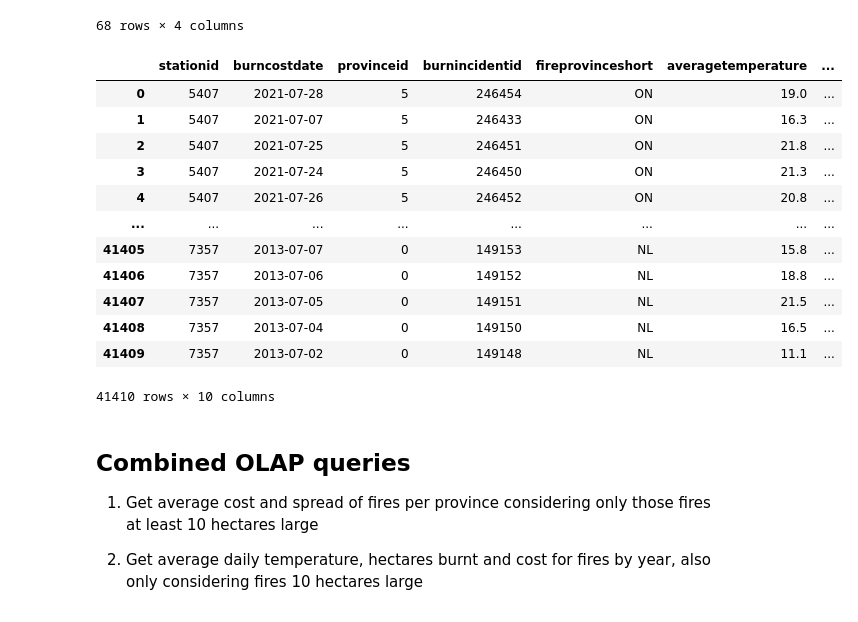
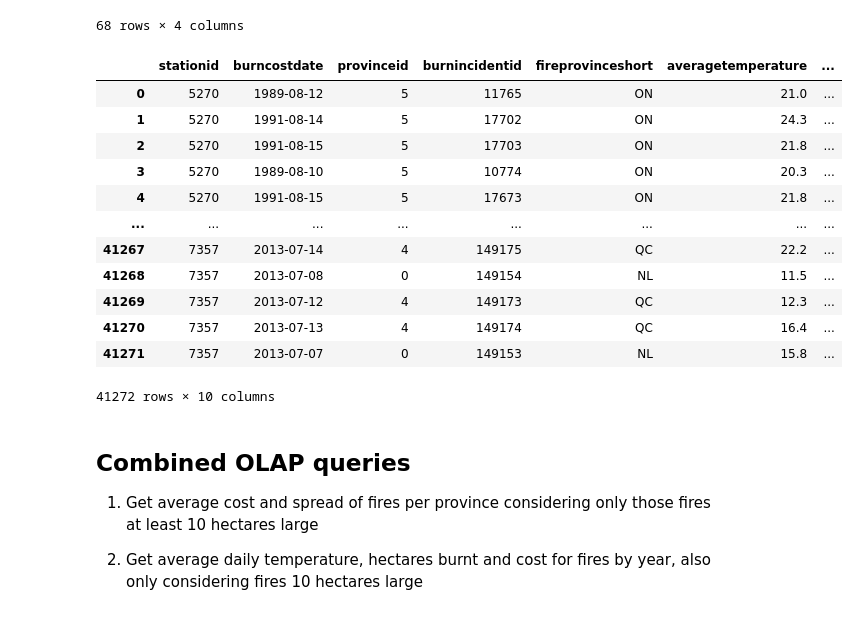
Before and after one commit to jkszan/Data-Science-Term-Project, a Jupyter notebook: OLAP-Dashboard/olap.ipynb, the cells around one changed output. Saved outputs shown, nothing was run; the diff lists cells and outputs as text; code cells hidden in the pictures.

Commit message:
new Dice operation real

```diff
--- a/OLAP-Dashboard/olap.ipynb
+++ b/OLAP-Dashboard/olap.ipynb
@@ -154,27 +154,27 @@ data
 | 67 | 2022.0 | BC | 25805.395853 | 1.042868e+08 |
 68 rows × 4 columns
 # %%
-# First find smallest cost of 200 hectare fire
+# Get fires where hectares burnt is larger than 200 or average weather temp was larger than 20
 
-dice2_query = f""" SELECT * FROM dailyburncost WHERE hectaresburnt>200.0 OR cost > {min_cost} ORDER BY hectaresburnt ASC;"""
+dice2_query = f""" SELECT * FROM dailyburncost WHERE hectaresburnt>200.0 OR averagetemperature > 20 ORDER BY hectaresburnt ASC;"""
 
 
 data = sqlio.read_sql_query(dice2_query,con=connection)
 data
 # %% [output]
 |  | stationid | burncostdate | provinceid | burnincidentid | fireprovinceshort | averagetemperature | ... |
-| 0 | 5407 | 2021-07-28 | 5 | 246454 | ON | 19.0 | ... |
-| 1 | 5407 | 2021-07-07 | 5 | 246433 | ON | 16.3 | ... |
-| 2 | 5407 | 2021-07-25 | 5 | 246451 | ON | 21.8 | ... |
-| 3 | 5407 | 2021-07-24 | 5 | 246450 | ON | 21.3 | ... |
-| 4 | 5407 | 2021-07-26 | 5 | 246452 | ON | 20.8 | ... |
+| 0 | 5270 | 1989-08-12 | 5 | 11765 | ON | 21.0 | ... |
+| 1 | 5270 | 1991-08-14 | 5 | 17702 | ON | 24.3 | ... |
+| 2 | 5270 | 1991-08-15 | 5 | 17703 | ON | 21.8 | ... |
+| 3 | 5270 | 1989-08-10 | 5 | 10774 | ON | 20.3 | ... |
+| 4 | 5270 | 1991-08-15 | 5 | 17673 | ON | 21.8 | ... |
 | ... | ... | ... | ... | ... | ... | ... | ... |
-| 41405 | 7357 | 2013-07-07 | 0 | 149153 | NL | 15.8 | ... |
-| 41406 | 7357 | 2013-07-06 | 0 | 149152 | NL | 18.8 | ... |
-| 41407 | 7357 | 2013-07-05 | 0 | 149151 | NL | 21.5 | ... |
-| 41408 | 7357 | 2013-07-04 | 0 | 149150 | NL | 16.5 | ... |
-| 41409 | 7357 | 2013-07-02 | 0 | 149148 | NL | 11.1 | ... |
+| 41267 | 7357 | 2013-07-14 | 4 | 149175 | QC | 22.2 | ... |
+| 41268 | 7357 | 2013-07-08 | 0 | 149154 | NL | 11.5 | ... |
+| 41269 | 7357 | 2013-07-12 | 4 | 149173 | QC | 12.3 | ... |
+| 41270 | 7357 | 2013-07-13 | 4 | 149174 | QC | 16.4 | ... |
+| 41271 | 7357 | 2013-07-07 | 0 | 149153 | NL | 15.8 | ... |
-41410 rows × 10 columns
+41272 rows × 10 columns
 # %% [markdown]
 ## Combined OLAP queries
 
```
